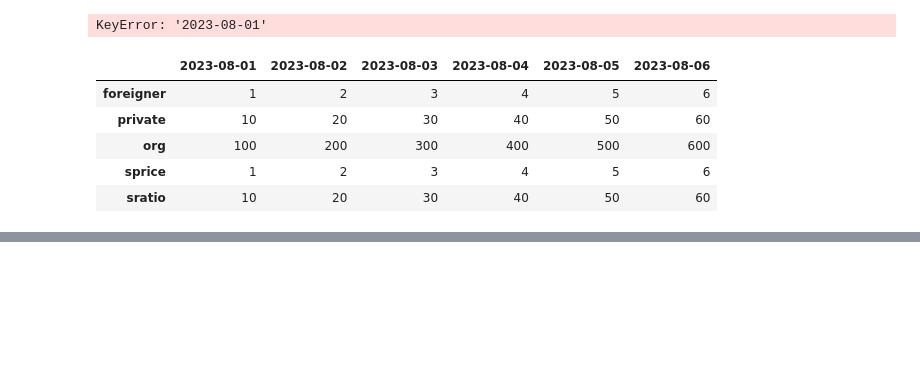
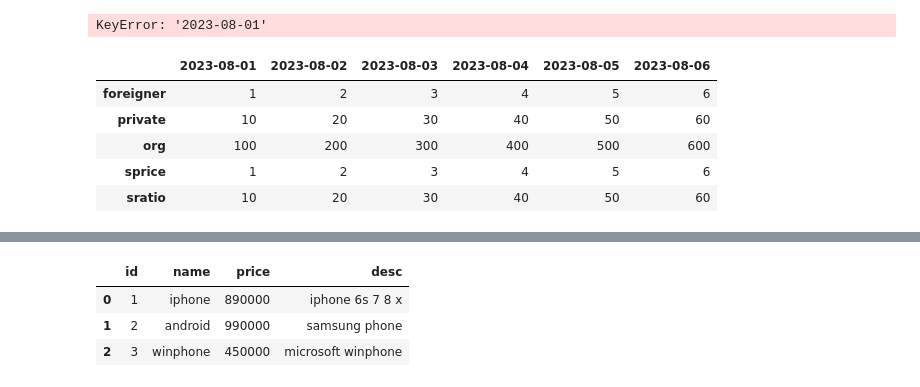
Before and after one commit to hongsp88/python230821, a Jupyter notebook: DemoPandas.ipynb, the cells around one changed output, grey strips where cells are left out. Drawn from its saved outputs; the diff is of its cells as text; code cells hidden in the pictures; blank space fills up the shorter version.

```diff
--- a/DemoPandas.ipynb
+++ b/DemoPandas.ipynb
@@ -106,0 +129,10 @@ frame2.T
+# %%
+frame = pd.read_csv("c:\\work\\ex2.csv",
+        names=["id","name","price","desc"])
+
+frame
+# %% [output]
+|  | id | name | price | desc |
+| 0 | 1 | iphone | 890000 | iphone 6s 7 8 x |
+| 1 | 2 | android | 990000 | samsung phone |
+| 2 | 3 | winphone | 450000 | microsoft winphone |
```
Also changed, not shown: parts of 6 cells of this notebook, 2 other files.
